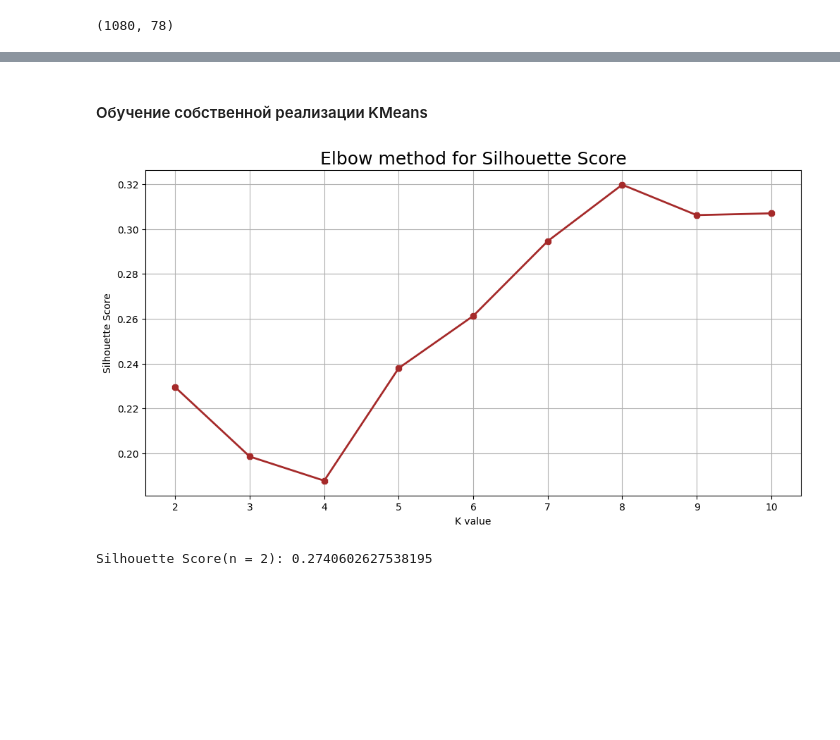
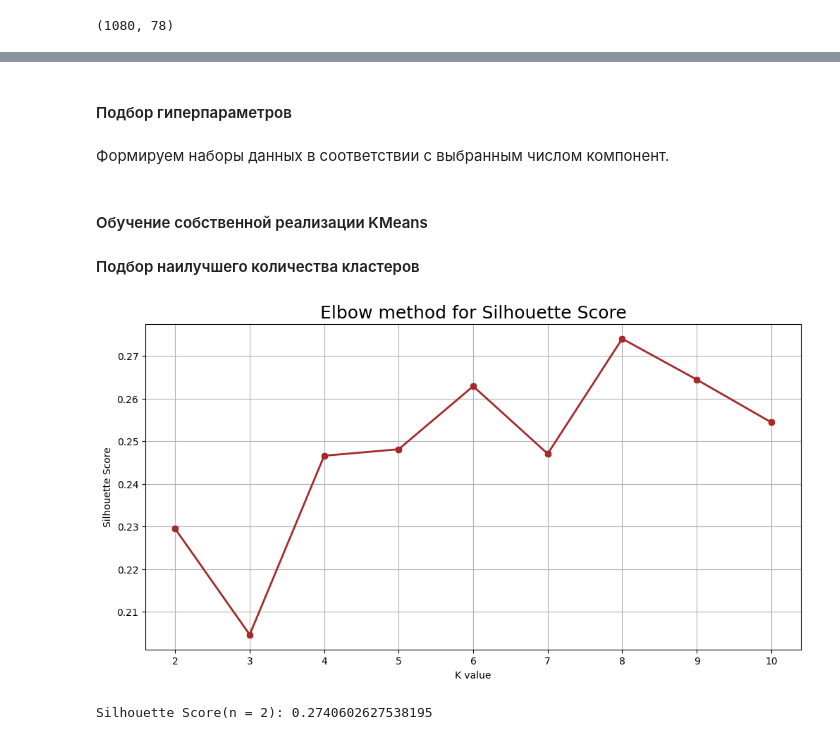
Before and after one commit to katevi/Introduction-to-ML, a Jupyter notebook: lab5/unsupervised_learning.ipynb, the cells around one changed output, grey strips where cells are left out. Saved outputs shown, nothing was run; the diff lists cells and outputs as text; code cells hidden in the pictures; blank space fills up the shorter version.

```diff
--- a/lab5/unsupervised_learning.ipynb
+++ b/lab5/unsupervised_learning.ipynb
@@ -388,0 +414,4 @@ df_scaled.shape
+# %% [markdown]
+#### Подбор гиперпараметров
+# %% [markdown]
+Формируем наборы данных в соответствии с выбранным числом компонент.
@@ -389,24 +505,25 @@ df_scaled.shape
 # %% [markdown]
 #### Обучение собственной реализации KMeans
+#### Подбор наилучшего количества кластеров
 # %%
 from sklearn.metrics import silhouette_score
 
 sil = []
 
 for i in [2,3,4,5,6,7,8,9,10]:
-    km = MyKMeans(n_clusters=i, max_iterations=100)
+    km = MyKMeans(n_clusters=i)
     km.fit(np.asarray(df_scaled))
     sil.append(silhouette_score(df_scaled, km.predict(np.asarray(df_scaled))))
 
 plt.figure(figsize=(12,6))
 plt.grid()
 plt.plot([2,3,4,5,6,7,8,9,10], sil, linewidth=2, color='brown', marker = '8')
 plt.xlabel('K value')
 plt.ylabel('Silhouette Score')
 plt.title('Elbow method for Silhouette Score', fontsize=18)
 plt.show()
 # %% [output]
-[figure, old version]
+[figure, new version]
 # %%
 my_km = MyKMeans(n_clusters=8)
 my_km = my_km.fit(np.asarray(df_scaled))
```
Also changed, not shown: parts of 42 cells of this notebook.
